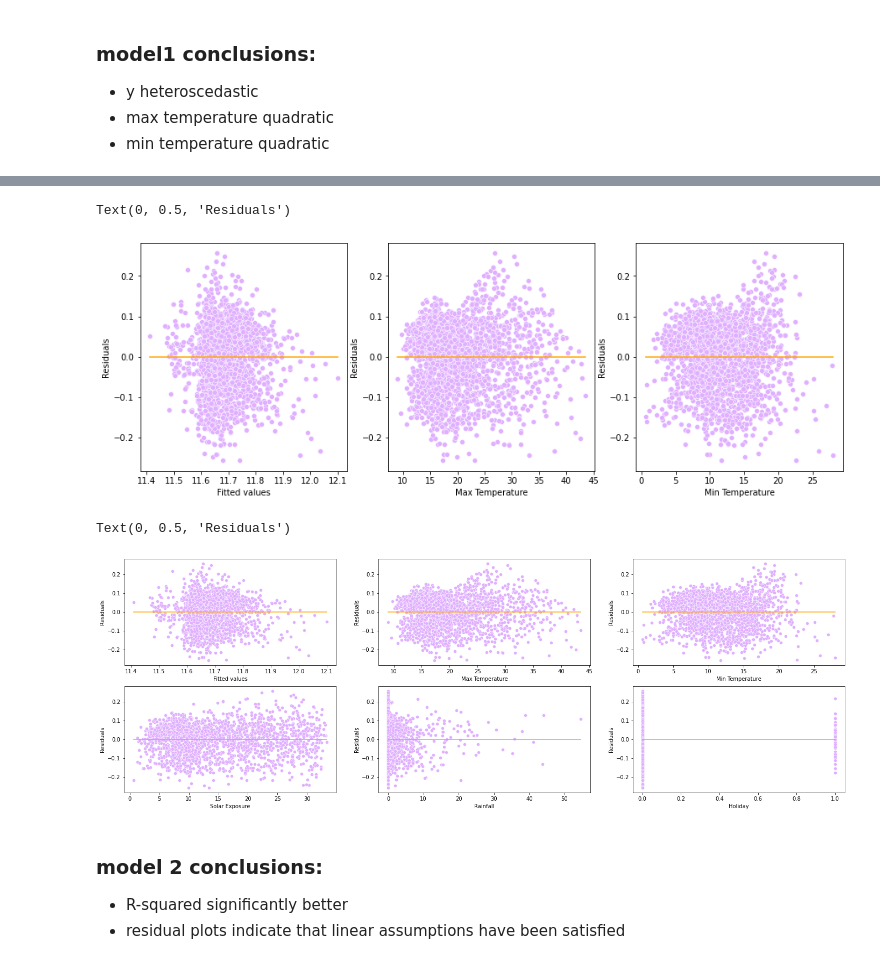
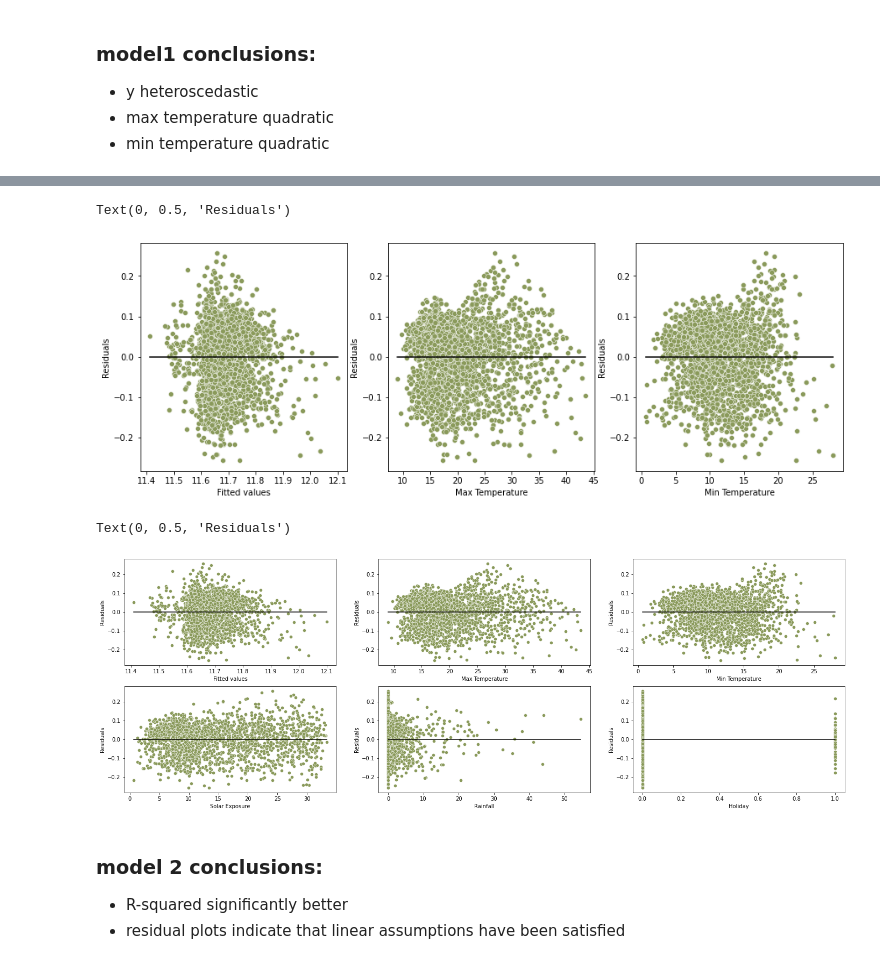
Before and after one commit to Dsl03/STAT303-2-Final-Project, a Jupyter notebook: Model Building.ipynb, the cells around one changed output, grey strips where cells are left out. Saved outputs shown, nothing was run; the diff lists cells and outputs as text; code cells hidden in the pictures.

```diff
--- a/Model Building.ipynb
+++ b/Model Building.ipynb
@@ -186,65 +192,65 @@ strong multicollinearity or other numerical problems.
 # %%
 fig = plt.figure(figsize=(15, 5))
 plt.subplot(1, 3, 1)
-sns.scatterplot(x=model2.fittedvalues, y=model2.resid, color = '#E0B0FF')
-sns.lineplot(x=[model2.fittedvalues.min(), model2.fittedvalues.max()], y=[0,0], color='orange')
+sns.scatterplot(x=model2.fittedvalues, y=model2.resid, color = '#8A9A5B')
+sns.lineplot(x=[model2.fittedvalues.min(), model2.fittedvalues.max()], y=[0,0], color='black')
 plt.xlabel('Fitted values')
 plt.ylabel('Residuals')
 
 plt.subplot(1, 3, 2)
-sns.scatterplot(x=df.max_temperature, y=model2.resid, color = '#E0B0FF')
-sns.lineplot(x=[df.max_temperature.min(), df.max_temperature.max()], y=[0,0], color='orange')
+sns.scatterplot(x=df.max_temperature, y=model2.resid, color = '#8A9A5B')
+sns.lineplot(x=[df.max_temperature.min(), df.max_temperature.max()], y=[0,0], color='black')
 plt.xlabel('Max Temperature')
 plt.ylabel('Residuals')
 
 plt.subplot(1, 3, 3)
-sns.scatterplot(x=df.min_temperature, y=model2.resid, color = '#E0B0FF')
-sns.lineplot(x=[df.min_temperature.min(), df.min_temperature.max()], y=[0,0], color='orange')
+sns.scatterplot(x=df.min_temperature, y=model2.resid, color = '#8A9A5B')
+sns.lineplot(x=[df.min_temperature.min(), df.min_temperature.max()], y=[0,0], color='black')
 plt.xlabel('Min Temperature')
 plt.ylabel('Residuals')
 # %% [output]
 Text(0, 0.5, 'Residuals')
-[figure, old version]
+[figure, new version]
 # %%
 fig = plt.figure(figsize=(24, 8))
 plt.subplot(2, 3, 1)
-sns.scatterplot(x=model2.fittedvalues, y=model2.resid, color = '#E0B0FF')
-sns.lineplot(x=[model2.fittedvalues.min(), model2.fittedvalues.max()], y=[0,0], color='orange')
+sns.scatterplot(x=model2.fittedvalues, y=model2.resid, color = '#8A9A5B')
+sns.lineplot(x=[model2.fittedvalues.min(), model2.fittedvalues.max()], y=[0,0], color='black')
 plt.xlabel('Fitted values')
 plt.ylabel('Residuals')
 
 plt.subplot(2, 3, 2)
-sns.scatterplot(x=df.max_temperature, y=model2.resid, color = '#E0B0FF')
-sns.lineplot(x=[df.max_temperature.min(), df.max_temperature.max()], y=[0,0], color='orange')
+sns.scatterplot(x=df.max_temperature, y=model2.resid, color = '#8A9A5B')
+sns.lineplot(x=[df.max_temperature.min(), df.max_temperature.max()], y=[0,0], color='black')
 plt.xlabel('Max Temperature')
 plt.ylabel('Residuals')
 
 plt.subplot(2, 3, 3)
-sns.scatterplot(x=df.min_temperature, y=model2.resid, color = '#E0B0FF')
-sns.lineplot(x=[df.min_temperature.min(), df.min_temperature.max()], y=[0,0], color='orange')
+sns.scatterplot(x=df.min_temperature, y=model2.resid, color = '#8A9A5B')
+sns.lineplot(x=[df.min_temperature.min(), df.min_temperature.max()], y=[0,0], color='black')
 plt.xlabel('Min Temperature')
 plt.ylabel('Residuals')
 
 plt.subplot(2, 3, 4)
-sns.scatterplot(x=df.solar_exposure, y=model2.resid, color = '#E0B0FF')
-sns.lineplot(x=[df.solar_exposure.min(), df.solar_exposure.max()], y=[0,0], color='orange')
+sns.scatterplot(x=df.solar_exposure, y=model2.resid, color = '#8A9A5B')
+sns.lineplot(x=[df.solar_exposure.min(), df.solar_exposure.max()], y=[0,0], color='black')
 plt.xlabel('Solar Exposure')
 plt.ylabel('Residuals')
 
 plt.subplot(2, 3, 5)
-sns.scatterplot(x=df.rainfall, y=model2.resid, color = '#E0B0FF')
-sns.lineplot(x=[df.rainfall.min(), df.rainfall.max()], y=[0,0], color='orange')
+sns.scatterplot(x=df.rainfall, y=model2.resid, color = '#8A9A5B')
+sns.lineplot(x=[df.rainfall.min(), df.rainfall.max()], y=[0,0], color='black')
 plt.xlabel('Rainfall')
 plt.ylabel('Residuals')
 
 plt.subplot(2, 3, 6)
-sns.scatterplot(x=df.holiday, y=model2.resid, color = '#E0B0FF')
-sns.lineplot(x=[df.holiday.min(), df.holiday.max()], y=[0,0], color='orange')
+sns.scatterplot(x=df.holiday, y=model2.resid, color = '#8A9A5B')
+sns.lineplot(x=[df.holiday.min(), df.holiday.max()], y=[0,0], color='black')
 plt.xlabel('Holiday')
 plt.ylabel('Residuals')
 # %% [output]
 Text(0, 0.5, 'Residuals')
-[figure, old version]
+[figure, new version]
 # %% [markdown]
 ### model 2 conclusions:
 - R-squared significantly better
```
Also changed, not shown: parts of 48 cells of this notebook, 1 other file.
